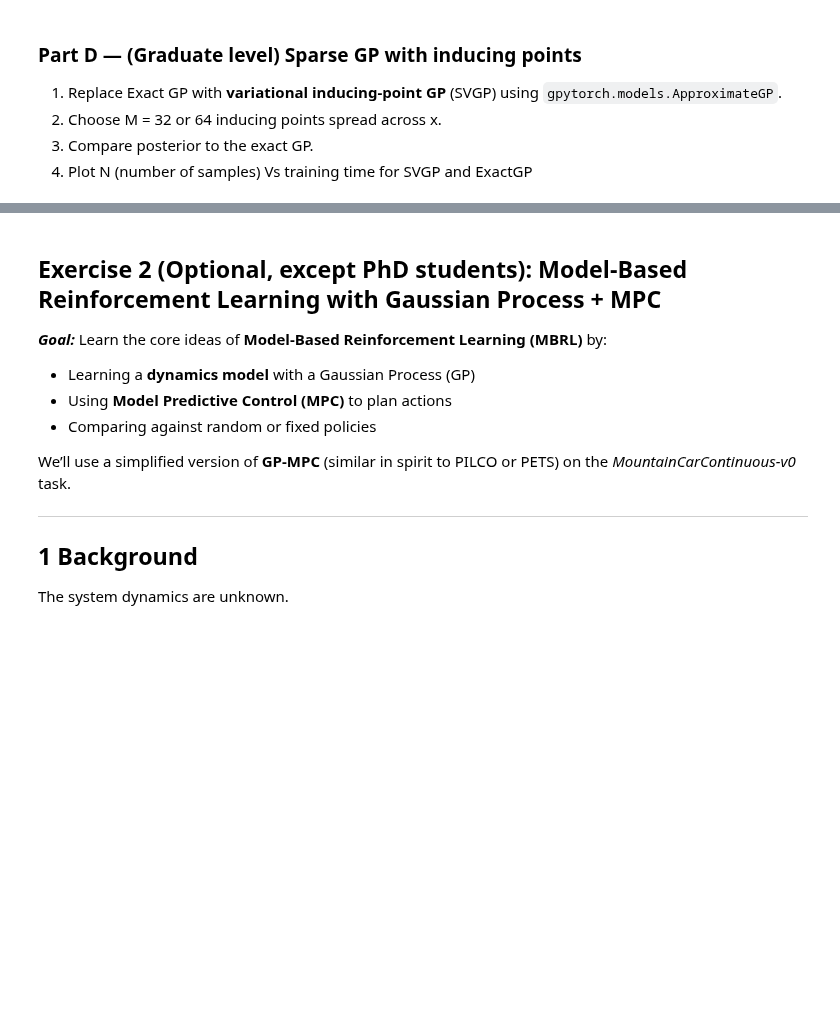
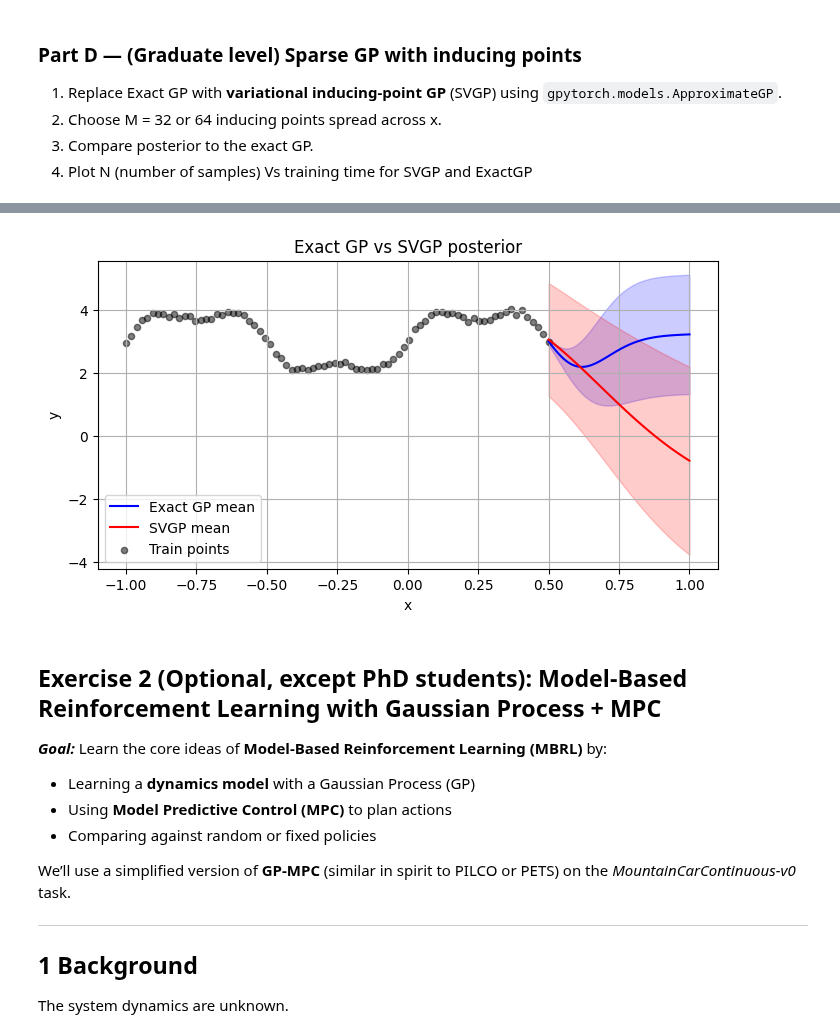
Before and after one commit to simkarwin/RL1, a Jupyter notebook: lab7_mbrl.ipynb, the cells around one changed output, grey strips where cells are left out. Drawn from its saved outputs; the diff is of its cells as text; code cells hidden in the pictures; blank space fills up the shorter version.

```diff
--- a/lab7_mbrl.ipynb
+++ b/lab7_mbrl.ipynb
@@ -482,3 +482,16 @@ iter  800 | loss 0.983 | lengthscale 0.348 | noise 0.6932
+# %%
+
+# Plot
+plt.figure(figsize=(8,4))
+plt.plot(x2.cpu(), mean_exact, label='Exact GP mean', color='blue')
+plt.fill_between(x2.cpu().squeeze(), lower_exact, upper_exact, color='blue', alpha=0.2)
+plt.plot(x2.cpu(), mean_svgp, label='SVGP mean', color='red')
+plt.fill_between(x2.cpu().squeeze(), lower_svgp, upper_svgp, color='red', alpha=0.2)
+plt.scatter(Xtr.cpu(), Ytr.cpu(), color='k', s=20, alpha=0.5, label='Train points')
+plt.legend(); plt.xlabel('x'); plt.ylabel('y'); plt.title('Exact GP vs SVGP posterior')
+plt.grid(True); plt.show()
+# %% [output]
+[figure, added]
 # %% [markdown]
 ## Exercise 2 (Optional, except PhD students): Model-Based Reinforcement Learning with Gaussian Process + MPC
 ***Goal:***
```
Also changed, not shown: parts of 3 cells of this notebook.
